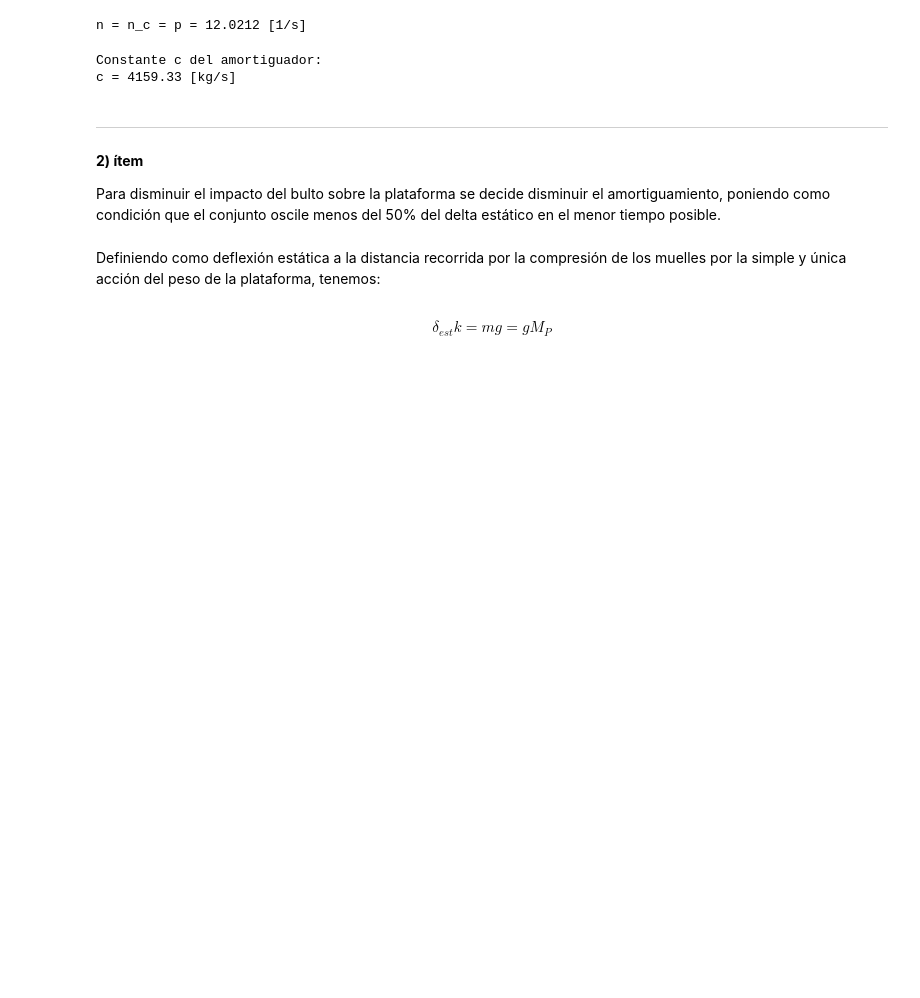
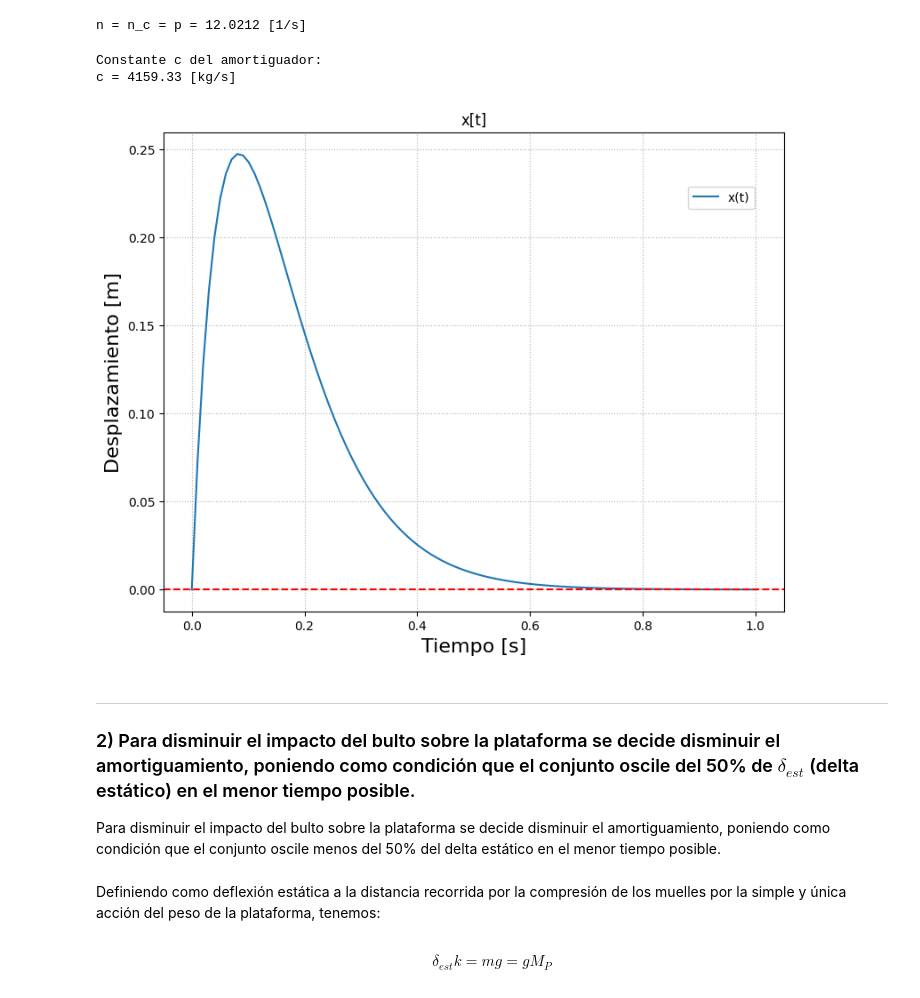
Before and after one commit to daniel-lorenzo/Mecanica, a Jupyter notebook: TP1/Ejercicio_3.ipynb, the cells around one changed output. Saved outputs shown, nothing was run; the diff lists cells and outputs as text; code cells hidden in the pictures; blank space fills up the shorter version.

```diff
--- a/TP1/Ejercicio_3.ipynb
+++ b/TP1/Ejercicio_3.ipynb
@@ -62,6 +66,29 @@ c = 4159.33 [kg/s]
+# %%
+n = 0.99*n
+# Defino la función a graficar
+def x(t):
+  y = np.exp(-n*t)*(Vo/np.sqrt(p**2 - n**2)*np.sin(np.sqrt(p**2 - n**2)*t))
+  return y
+# %%
+t = np.linspace(0,1,100)
+# %%
+# Gráfica de la función
+plt.figure(figsize=(9,7))
+plt.title('x[t]')
+plt.xlabel('Tiempo [s]', fontsize=16)
+plt.ylabel('Desplazamiento [m]', fontsize=16)
+plt.grid(linestyle=":")
+plt.plot(t,x(t), label = "x(t)")
+plt.axhline(y = 0, color = 'r', linestyle = '--')
+
+plt.legend(bbox_to_anchor = (0.9, 0.9), loc = 'upper center')
+
+plt.show()
+# %% [output]
+[figure, added]
 # %% [markdown]
 ---
-__2) ítem__
+### 2) Para disminuir el impacto del bulto sobre la plataforma se decide disminuir el amortiguamiento, poniendo como condición que el conjunto oscile del 50% de $\delta_{est}$ (delta estático) en el menor tiempo posible.
 
 Para disminuir el impacto del bulto sobre la plataforma se decide disminuir el amortiguamiento, poniendo como condición que el conjunto oscile menos del 50% del delta estático en el menor tiempo posible.
 # %% [markdown]
```
Also changed, not shown: parts of 5 cells of this notebook.
